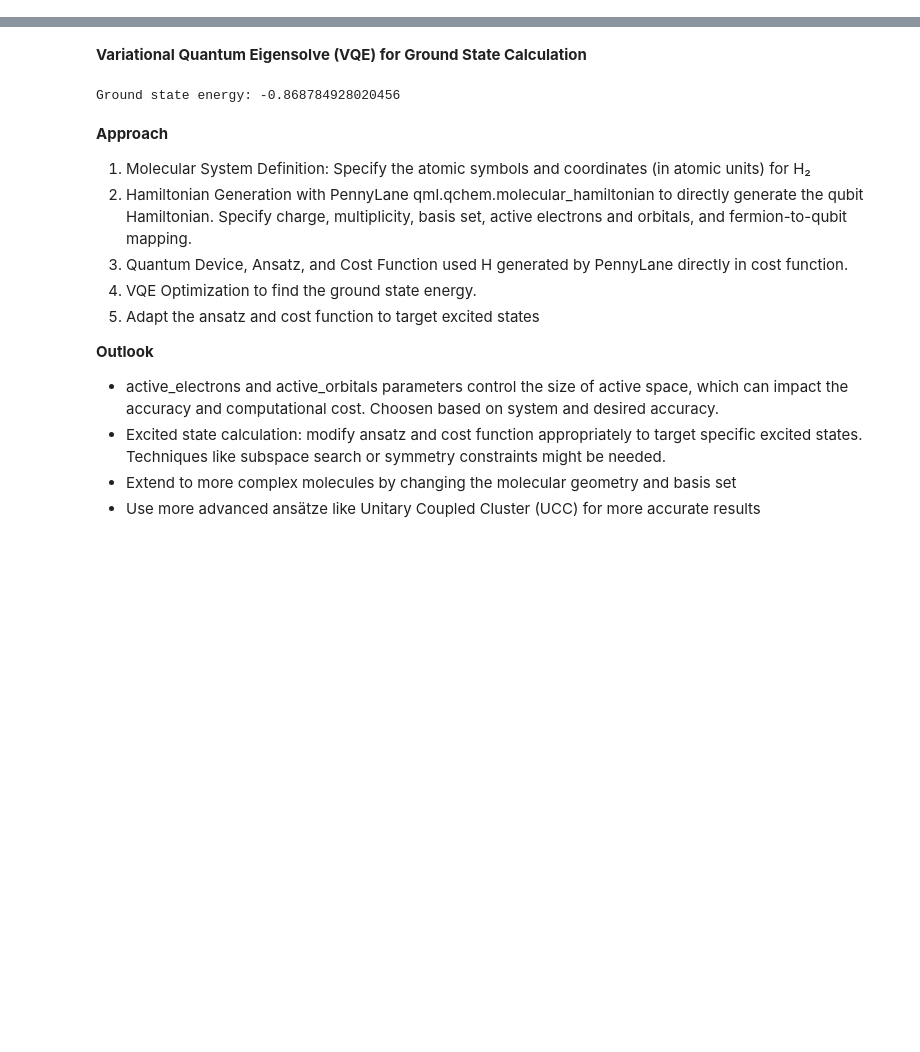
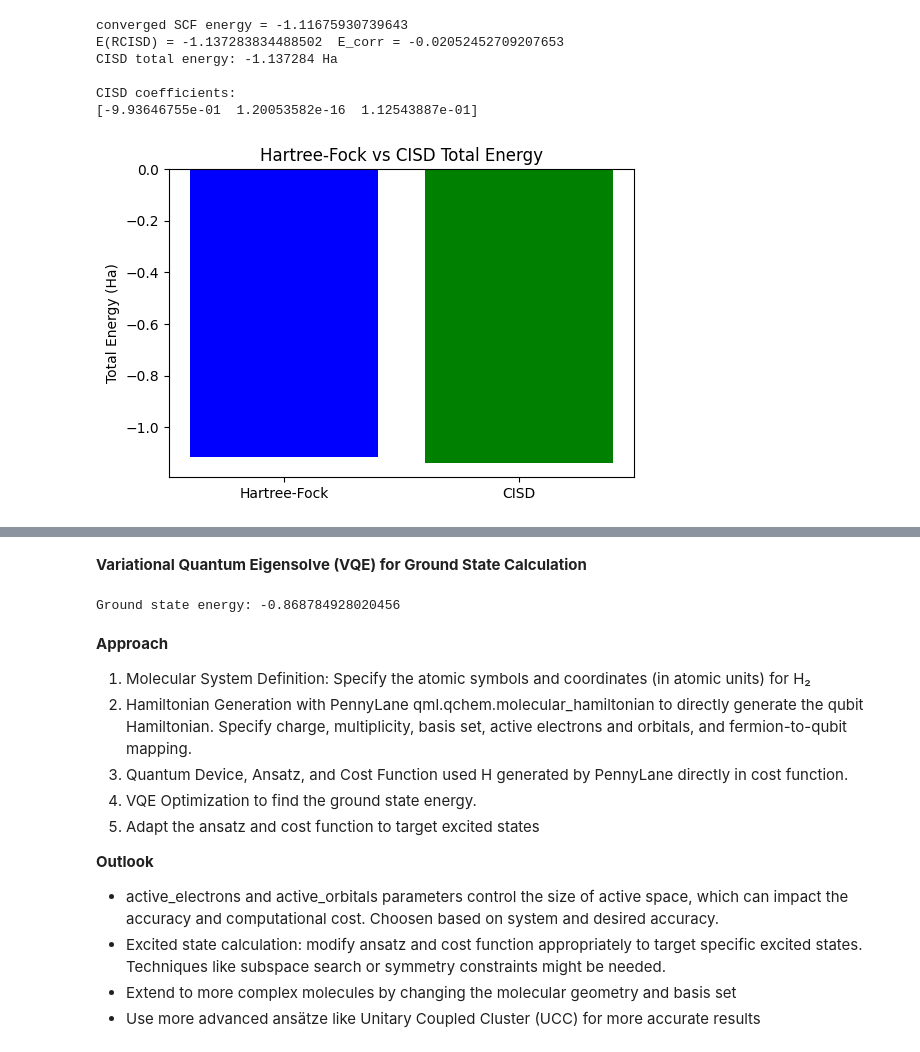
Before and after one commit to deltorobarba/chemistry, a Jupyter notebook: hydrogen_H2.ipynb, the cells around one changed output, grey strips where cells are left out. Cells and saved outputs as stored; diff of their text form; code cells hidden in the pictures; blank space fills up the shorter version.

```diff
--- a/hydrogen_H2.ipynb
+++ b/hydrogen_H2.ipynb
@@ -4,0 +35,54 @@
+# %%
+!pip install pyscf -q
+from pyscf import gto, scf, ci
+
+# Step 1: Define the molecule
+# H2 molecule with a bond length of 0.74 angstroms
+mol = gto.M(
+    atom = 'H 0 0 0; H 0 0 0.74',  # Specify the atomic coordinates
+    basis = 'sto-3g',               # Choose a basis set
+    symmetry = True
+)
+
+# Step 2: Perform Hartree-Fock (SCF) calculation
+mf = scf.RHF(mol)  # Restricted Hartree-Fock for a closed-shell system
+mf.kernel()        # Compute the SCF solution
+
+# Step 3: Configuration Interaction calculation (CISD)
+myci = ci.CISD(mf)
+myci.kernel()  # Perform the CISD calculation
+
+# Print the CISD total energy
+print(f'CISD total energy: {myci.e_tot:.6f} Ha')
+
+# Step 4: Analyze results (Optional)
+# You can also print out more details, like the CI coefficients or excitation amplitudes
+print("\nCISD coefficients:")
+print(myci.ci)
+
+# Final Output of Total Energy and Coefficients
+# %% [output]
+converged SCF energy = -1.11675930739643
+E(RCISD) = -1.137283834488502  E_corr = -0.02052452709207653
+CISD total energy: -1.137284 Ha
+
+CISD coefficients:
+[-9.93646755e-01  1.20053582e-16  1.12543887e-01]
+# %%
+import matplotlib.pyplot as plt
+
+# Collect the energies
+hf_energy = mf.e_tot  # Hartree-Fock energy
+cisd_energy = myci.e_tot  # CISD total energy
+
+# Step 1: Plot the energies
+energies = [hf_energy, cisd_energy]
+labels = ['Hartree-Fock', 'CISD']
+
+plt.figure(figsize=(6, 4))
+plt.bar(labels, energies, color=['blue', 'green'])
+plt.ylabel('Total Energy (Ha)')
+plt.title('Hartree-Fock vs CISD Total Energy')
+plt.show()
+# %% [output]
+[figure, added]
```
Also changed, not shown: parts of 4 cells of this notebook.
